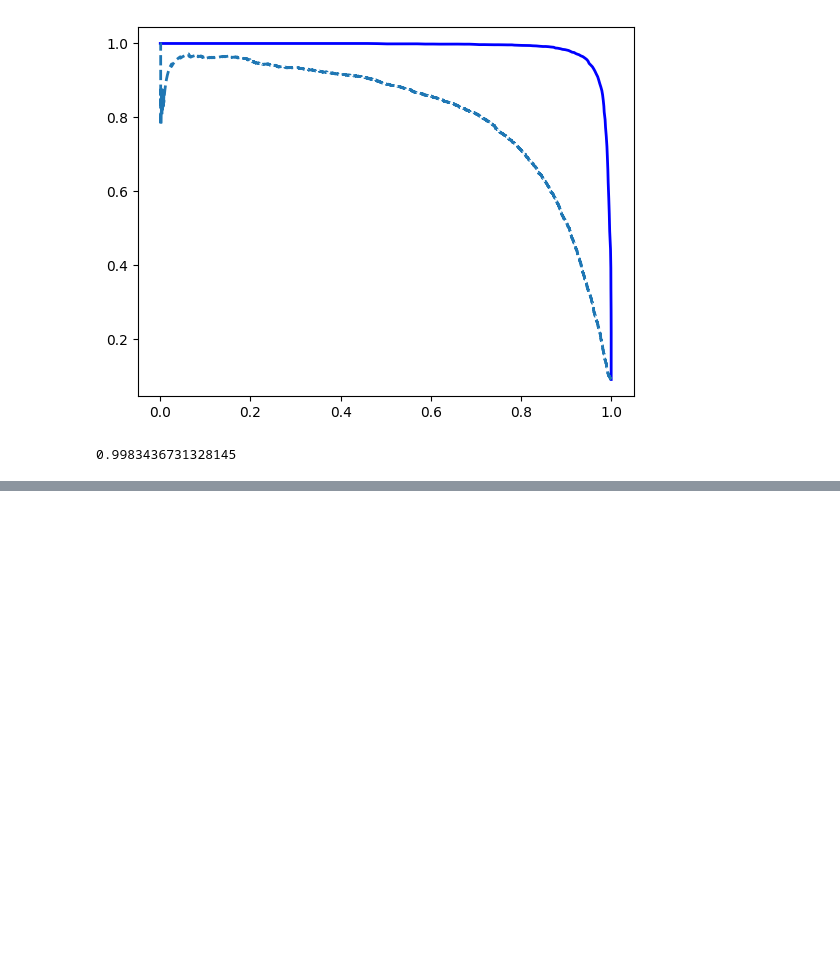
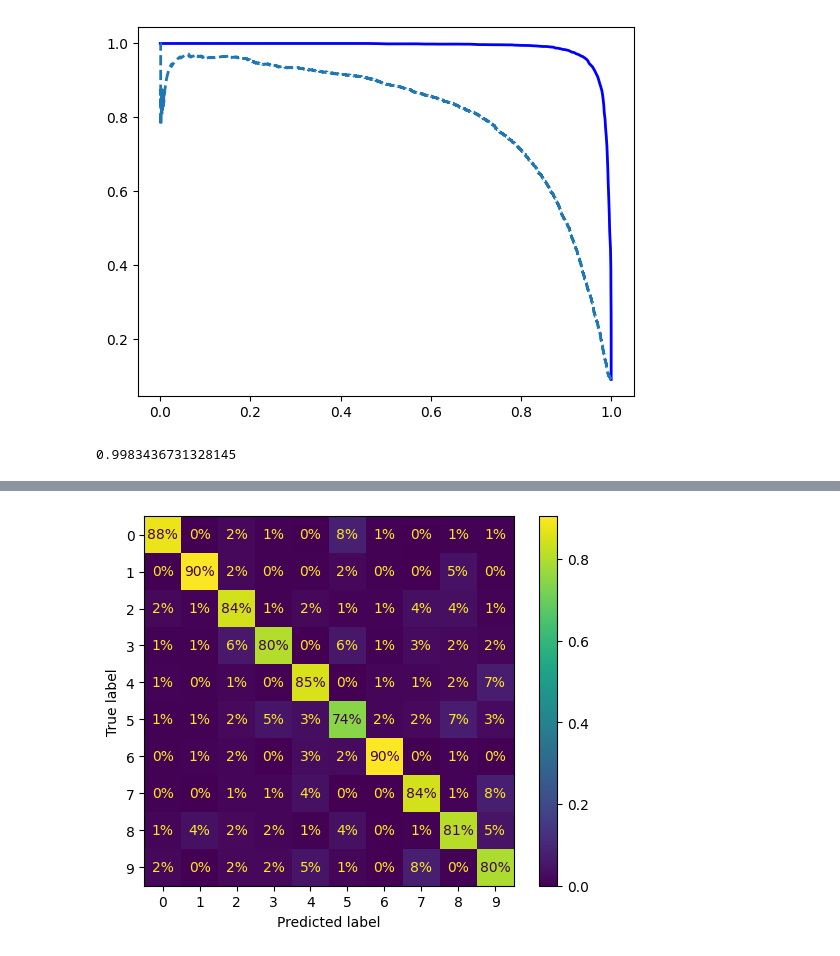
Before and after one commit to atamez6/housing_prediction, a Jupyter notebook: 03_clasification.ipynb, the cells around one changed output, grey strips where cells are left out. Saved outputs shown, nothing was run; the diff lists cells and outputs as text; code cells hidden in the pictures; blank space fills up the shorter version.

```diff
--- a/03_clasification.ipynb
+++ b/03_clasification.ipynb
@@ -167,0 +236,5 @@ roc_auc_score(y_train_5, y_scores_forest)
+# %%
+ConfusionMatrixDisplay.from_predictions(y_train[:2000],y_train_pred,normalize='true', values_format=".0%")
+plt.show()
+# %% [output]
+[figure, added]
```
Also changed, not shown: parts of 21 cells of this notebook, 1 other file.
